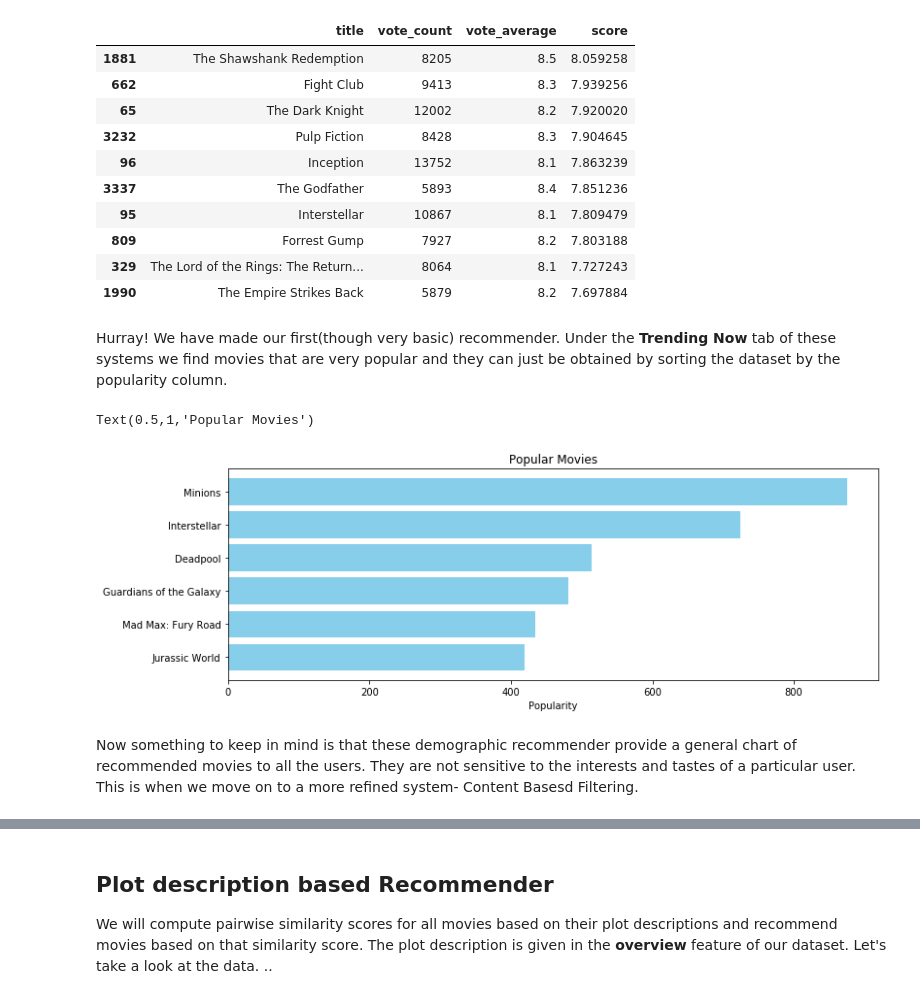
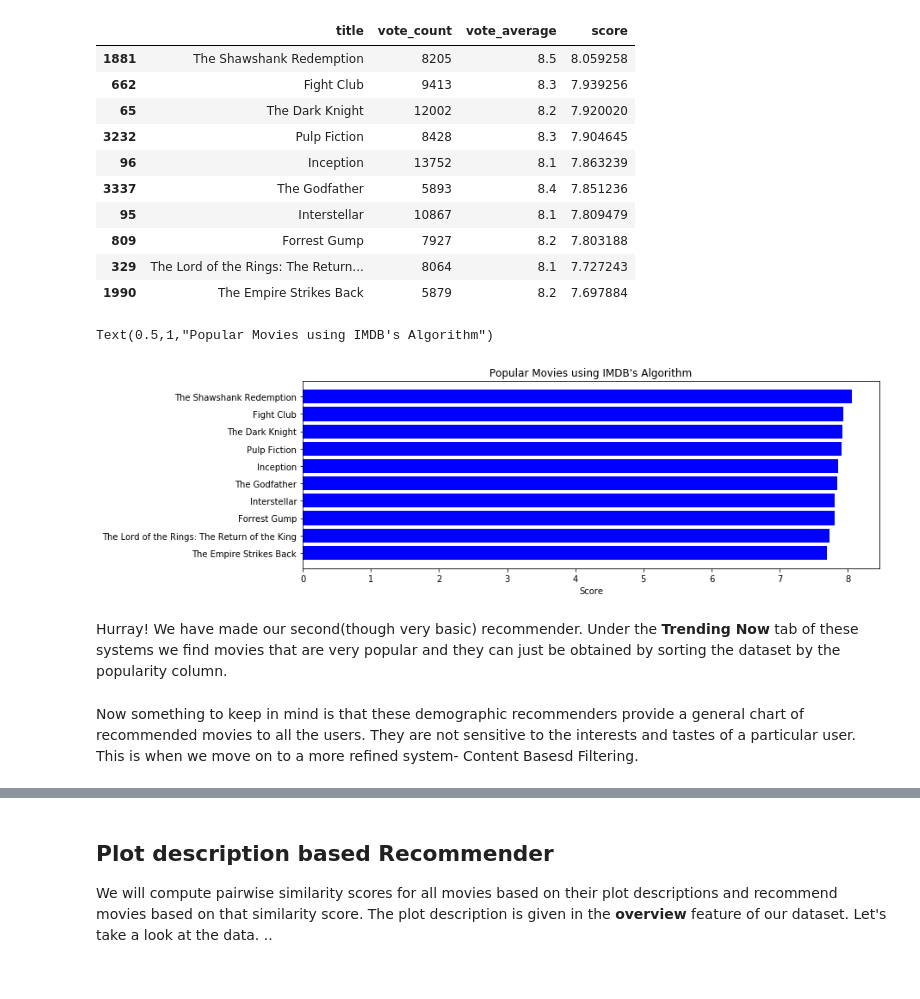
Before and after one commit to staylornc/MovieRecommender, a Jupyter notebook: creating-a-movie-recommender-chicktechrdu.ipynb, the cells around one changed output, grey strips where cells are left out. Saved outputs shown, nothing was run; the diff lists cells and outputs as text; code cells hidden in the pictures.

```diff
--- a/creating-a-movie-recommender-chicktechrdu.ipynb
+++ b/creating-a-movie-recommender-chicktechrdu.ipynb
@@ -230,24 +258,24 @@ q_movies[['title', 'vote_count', 'vote_average', 'score']].head(10)
 | 809 | Forrest Gump | 7927 | 8.2 | 7.803188 |
 | 329 | The Lord of the Rings: The Return... | 8064 | 8.1 | 7.727243 |
 | 1990 | The Empire Strikes Back | 5879 | 8.2 | 7.697884 |
+# %%
+pop= q_movies.sort_values('score', ascending=False)
+import matplotlib.pyplot as plt
+plt.figure(figsize=(12,4))
+
+plt.barh(pop['title'].head(10),pop['score'].head(10), align='center',
+        color='blue')
+plt.gca().invert_yaxis()
+plt.xlabel("Score")
+plt.title("Popular Movies using IMDB's Algorithm")
+# %% [output]
+Text(0.5,1,"Popular Movies using IMDB's Algorithm")
+[figure, added]
 # %% [markdown]
-Hurray! We have made our first(though very basic) recommender.
+Hurray! We have made our second(though very basic) recommender.
 Under the **Trending Now** tab of these systems we find movies that are very popular and they can just be obtained by sorting the dataset by the popularity column.
-# %%
-pop= movies.sort_values('popularity', ascending=False)
-import matplotlib.pyplot as plt
-plt.figure(figsize=(12,4))
-
-plt.barh(pop['title'].head(6),pop['popularity'].head(6), align='center',
-        color='skyblue')
-plt.gca().invert_yaxis()
-plt.xlabel("Popularity")
-plt.title("Popular Movies")
-# %% [output]
-Text(0.5,1,'Popular Movies')
-[figure, removed]
 # %% [markdown]
-Now something to keep in mind is that these demographic recommender provide a general chart of recommended movies to all the users. They are not sensitive to the interests and tastes of a particular user.
+Now something to keep in mind is that these demographic recommenders provide a general chart of recommended movies to all the users. They are not sensitive to the interests and tastes of a particular user.
 This is when we move on to a more refined system-  Content Basesd Filtering.
 # %% [markdown]
 # **Content Based Filtering**
```
Also changed, not shown: parts of 41 cells of this notebook.
